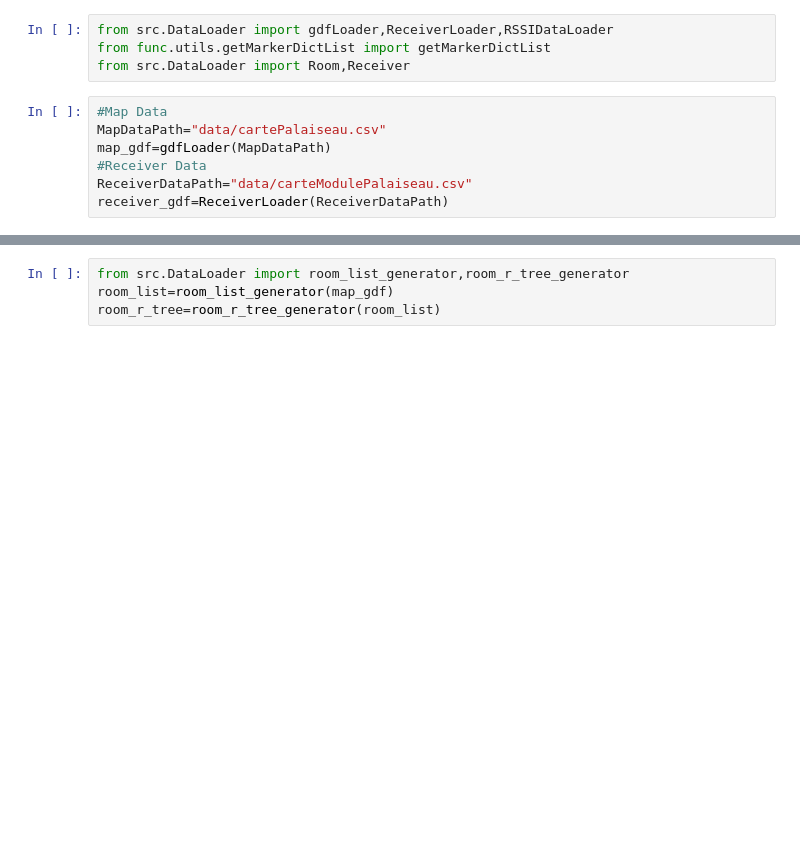
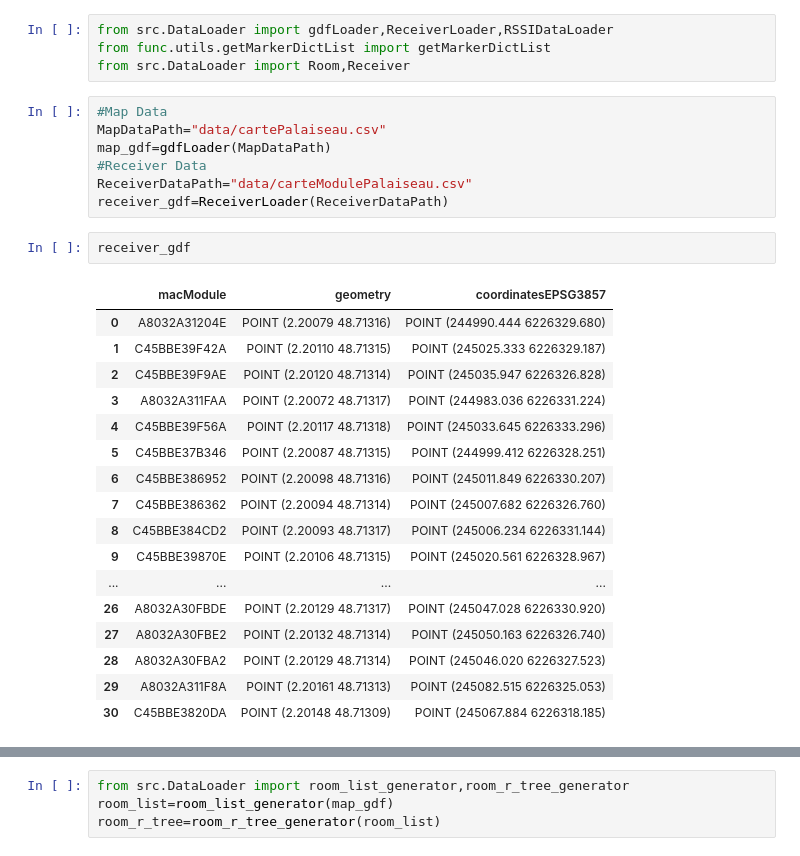
Before and after one commit to gatienc/Cartobat, a Jupyter notebook: symbolic_localisation.ipynb, the cells around one changed output, grey strips where cells are left out. Drawn from its saved outputs; the diff is of its cells as text; blank space fills up the shorter version.

Commit message:
🐛 fix(global): use both spherical and cartesian coordinates for room and Receiver spherical for viz and cartesian for geometry calculations

```diff
--- a/symbolic_localisation.ipynb
+++ b/symbolic_localisation.ipynb
@@ -9,3 +9,23 @@ map_gdf=gdfLoader(MapDataPath)
 #Receiver Data
 ReceiverDataPath="data/carteModulePalaiseau.csv"
 receiver_gdf=ReceiverLoader(ReceiverDataPath)
+# %%
+receiver_gdf
+# %% [output]
+|  | macModule | geometry | coordinatesEPSG3857 |
+| 0 | A8032A31204E | POINT (2.20079 48.71316) | POINT (244990.444 6226329.680) |
+| 1 | C45BBE39F42A | POINT (2.20110 48.71315) | POINT (245025.333 6226329.187) |
+| 2 | C45BBE39F9AE | POINT (2.20120 48.71314) | POINT (245035.947 6226326.828) |
+| 3 | A8032A311FAA | POINT (2.20072 48.71317) | POINT (244983.036 6226331.224) |
+| 4 | C45BBE39F56A | POINT (2.20117 48.71318) | POINT (245033.645 6226333.296) |
+| 5 | C45BBE37B346 | POINT (2.20087 48.71315) | POINT (244999.412 6226328.251) |
+| 6 | C45BBE386952 | POINT (2.20098 48.71316) | POINT (245011.849 6226330.207) |
+| 7 | C45BBE386362 | POINT (2.20094 48.71314) | POINT (245007.682 6226326.760) |
+| 8 | C45BBE384CD2 | POINT (2.20093 48.71317) | POINT (245006.234 6226331.144) |
+| 9 | C45BBE39870E | POINT (2.20106 48.71315) | POINT (245020.561 6226328.967) |
+| ... | ... | ... | ... |
+| 26 | A8032A30FBDE | POINT (2.20129 48.71317) | POINT (245047.028 6226330.920) |
+| 27 | A8032A30FBE2 | POINT (2.20132 48.71314) | POINT (245050.163 6226326.740) |
+| 28 | A8032A30FBA2 | POINT (2.20129 48.71314) | POINT (245046.020 6226327.523) |
+| 29 | A8032A311F8A | POINT (2.20161 48.71313) | POINT (245082.515 6226325.053) |
+| 30 | C45BBE3820DA | POINT (2.20148 48.71309) | POINT (245067.884 6226318.185) |
```
Also changed, not shown: parts of 6 cells of this notebook, 6 other files.
